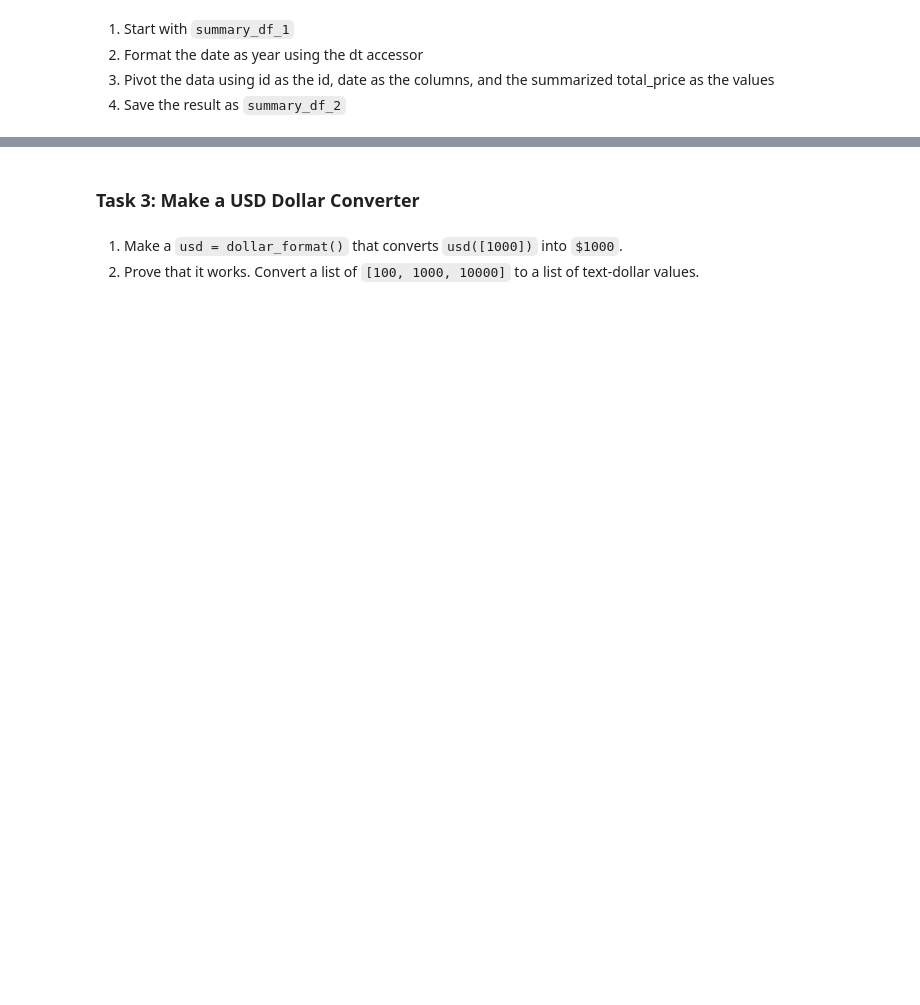
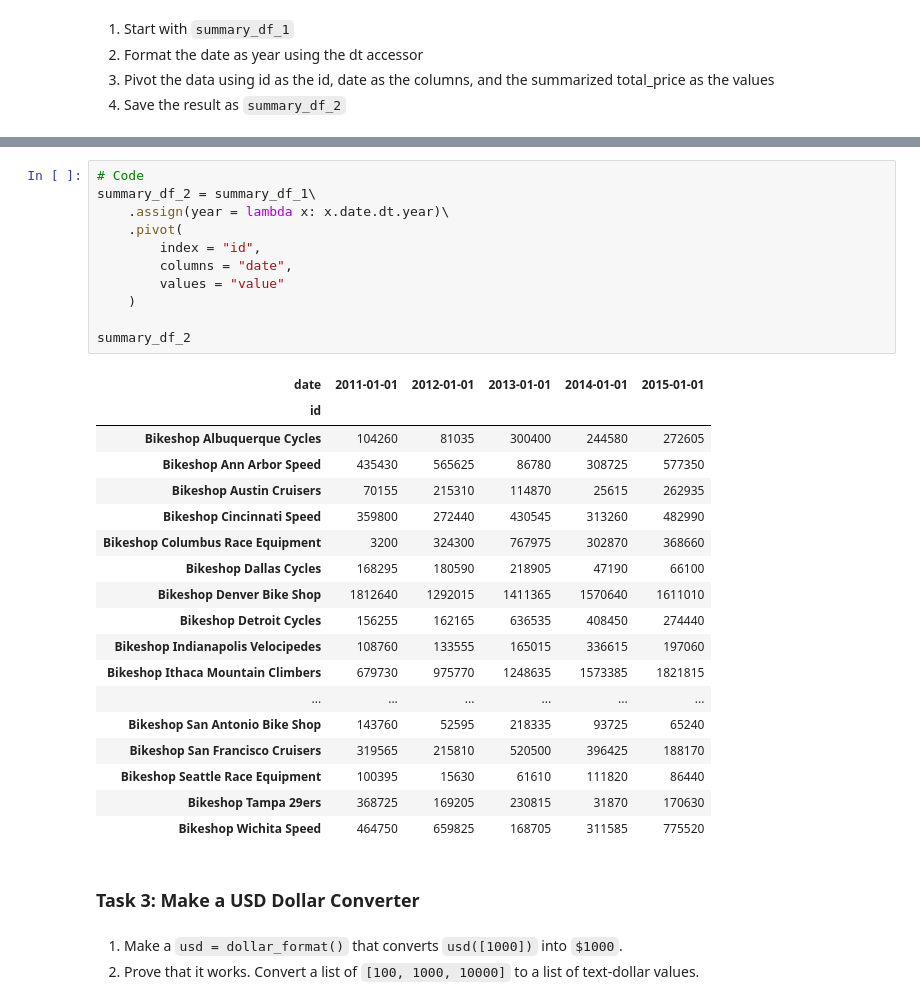
Before and after one commit to 5joe/python_plotnine_matplotlib_wrangling, a Jupyter notebook: Challenge 1/ch1_data_wrangle.ipynb, the cells around one changed output, grey strips where cells are left out. Cells and saved outputs as stored; diff of their text form; blank space fills up the shorter version.

```diff
--- a/Challenge 1/ch1_data_wrangle.ipynb
+++ b/Challenge 1/ch1_data_wrangle.ipynb
@@ -126,3 +170,33 @@ summary_df_1 = pd.read_pickle("Challenge 1/data/summary_df_1.pkl")
+# %%
+# Code
+summary_df_2 = summary_df_1\
+    .assign(year = lambda x: x.date.dt.year)\
+    .pivot(
+        index = "id",
+        columns = "date",
+        values = "value"
+    )
+
+summary_df_2
+# %% [output]
+| date | 2011-01-01 | 2012-01-01 | 2013-01-01 | 2014-01-01 | 2015-01-01 |
+| id |  |  |  |  |  |
+| Bikeshop Albuquerque Cycles | 104260 | 81035 | 300400 | 244580 | 272605 |
+| Bikeshop Ann Arbor Speed | 435430 | 565625 | 86780 | 308725 | 577350 |
+| Bikeshop Austin Cruisers | 70155 | 215310 | 114870 | 25615 | 262935 |
+| Bikeshop Cincinnati Speed | 359800 | 272440 | 430545 | 313260 | 482990 |
+| Bikeshop Columbus Race Equipment | 3200 | 324300 | 767975 | 302870 | 368660 |
+| Bikeshop Dallas Cycles | 168295 | 180590 | 218905 | 47190 | 66100 |
+| Bikeshop Denver Bike Shop | 1812640 | 1292015 | 1411365 | 1570640 | 1611010 |
+| Bikeshop Detroit Cycles | 156255 | 162165 | 636535 | 408450 | 274440 |
+| Bikeshop Indianapolis Velocipedes | 108760 | 133555 | 165015 | 336615 | 197060 |
+| Bikeshop Ithaca Mountain Climbers | 679730 | 975770 | 1248635 | 1573385 | 1821815 |
+| ... | ... | ... | ... | ... | ... |
+| Bikeshop San Antonio Bike Shop | 143760 | 52595 | 218335 | 93725 | 65240 |
+| Bikeshop San Francisco Cruisers | 319565 | 215810 | 520500 | 396425 | 188170 |
+| Bikeshop Seattle Race Equipment | 100395 | 15630 | 61610 | 111820 | 86440 |
+| Bikeshop Tampa 29ers | 368725 | 169205 | 230815 | 31870 | 170630 |
+| Bikeshop Wichita Speed | 464750 | 659825 | 168705 | 311585 | 775520 |
 # %% [markdown]
 ### Task 3: Make a USD Dollar Converter
 # %% [markdown]
```
Also changed, not shown: parts of 13 cells of this notebook.
